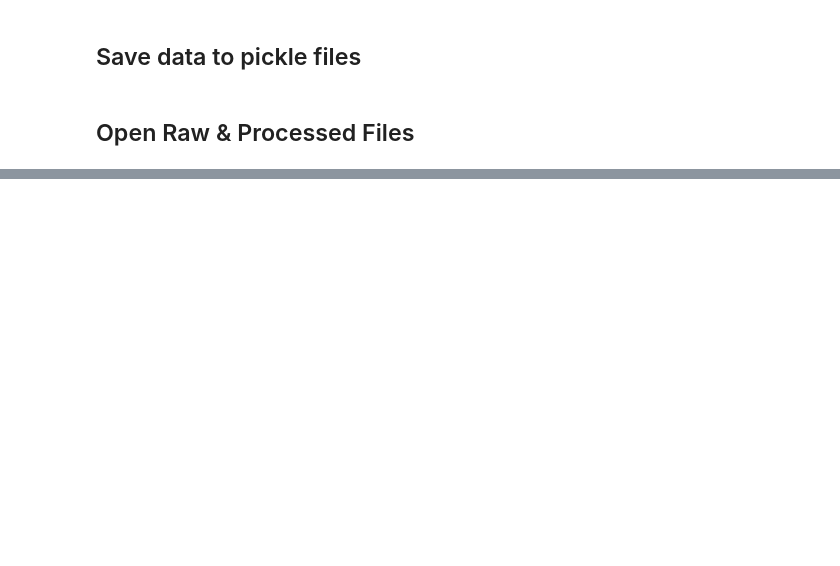
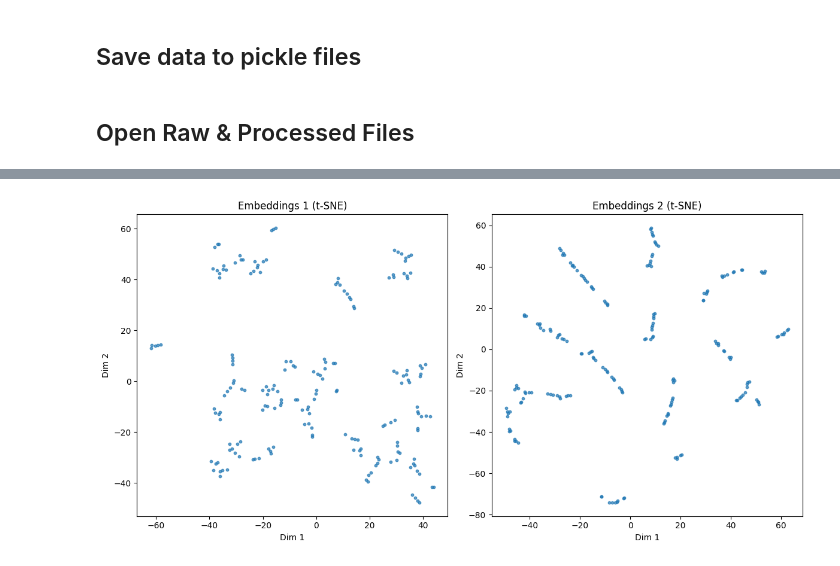
Before and after one commit to hugopuybareau/rnd_project_3, a Jupyter notebook: hardness.ipynb, the cells around one changed output, grey strips where cells are left out. Drawn from its saved outputs; the diff is of its cells as text; code cells hidden in the pictures; blank space fills up the shorter version.

```diff
--- a/hardness.ipynb
+++ b/hardness.ipynb
@@ -158,0 +256,29 @@ plt.show()
+# %%
+import matplotlib.pyplot as plt
+from sklearn.manifold import TSNE
+
+X_ts2vec = TSNE(
+    n_components=2, learning_rate='auto', init='random', perplexity=3
+).fit_transform(ts2vec_emb)
+
+X_features = TSNE(
+    n_components=2, learning_rate='auto', init='random', perplexity=3
+).fit_transform(df_features.values)
+
+# Plot side by side
+fig, axes = plt.subplots(1, 2, figsize=(12, 6))
+
+axes[0].scatter(X_ts2vec[:, 0], X_ts2vec[:, 1], s=10, alpha=0.7)
+axes[0].set_title("Embeddings 1 (t-SNE)")
+axes[0].set_xlabel("Dim 1")
+axes[0].set_ylabel("Dim 2")
+
+axes[1].scatter(X_features[:, 0], X_features[:, 1], s=10, alpha=0.7)
+axes[1].set_title("Embeddings 2 (t-SNE)")
+axes[1].set_xlabel("Dim 1")
+axes[1].set_ylabel("Dim 2")
+
+plt.tight_layout()
+plt.show()
+# %% [output]
+[figure, added]
```
Also changed, not shown: parts of 6 cells of this notebook, 11 other files.
